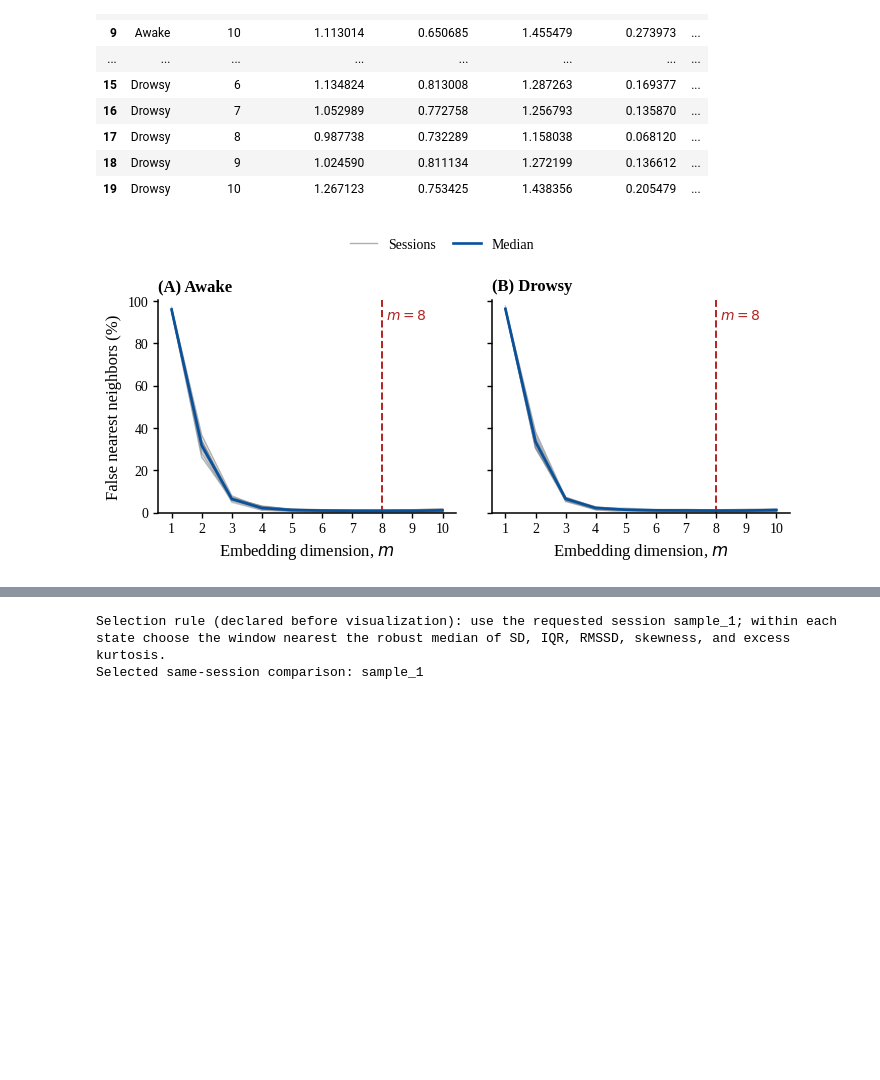
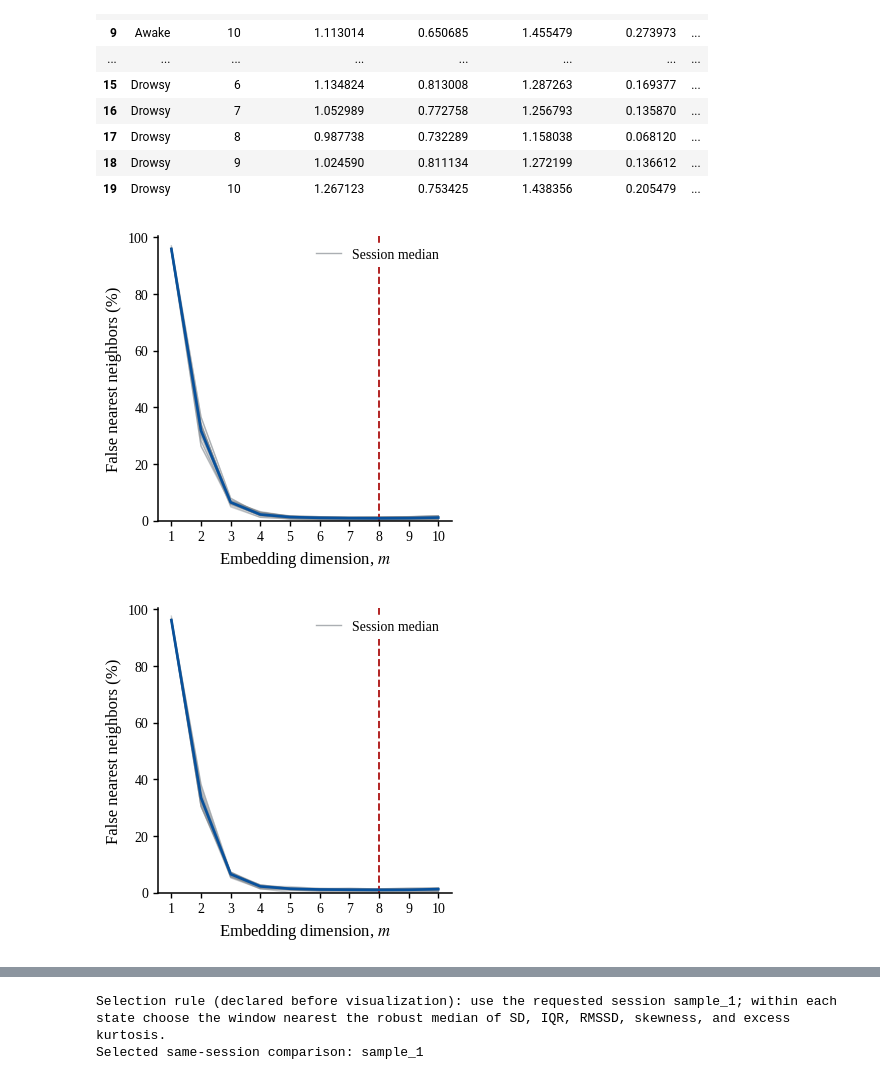
Before and after one commit to Vutu2003/Nonlinear-Time-Series-Analysis, a Jupyter notebook: phase1/main/phase_space_reconstruction.ipynb, the cells around one changed output, grey strips where cells are left out. Saved outputs shown, nothing was run; the diff lists cells and outputs as text; code cells hidden in the pictures; blank space fills up the shorter version.

Commit message:
Change outputs of phase space reconstruction

```diff
--- a/phase1/main/phase_space_reconstruction.ipynb
+++ b/phase1/main/phase_space_reconstruction.ipynb
@@ -43,6 +43,7 @@ WINDOW_SIZE_S = 60
 N_SESSIONS_EXPECTED = 20
 TAU_FINAL_S = 0.16
 M_FINAL = 8
+SINGLE_COLUMN_FIGSIZE = (3.54, 3.45)  # inches, before tight bounding-box export
 AMI_NEAR_TOLERANCE_S = 0.04
 FNN_LOW_THRESHOLD_PCT = 1.0
 
@@ -70,6 +71,7 @@ else:
 mpl.rcParams.update({
     "font.family": ACTIVE_FONT,
     "font.size": 11,
+    "mathtext.fontset": "stix",  # serif mathematical labels for manuscript figures
     "axes.labelsize": 12,
     "axes.linewidth": 1.1,
     "xtick.labelsize": 10,
@@ -100,9 +102,15 @@ def session_number(session: str) -> int:
 
 
 def save_publication_figure(fig: mpl.figure.Figure, stem: str) -> None:
-    """Save deterministic vector masters and a 600-dpi raster copy."""
+    """Save vector masters and a 600-dpi copy, including all 3D axis labels."""
+    axis_labels = [
+        getattr(ax, name).label
+        for ax in fig.axes
+        for name in ("xaxis", "yaxis", "zaxis")
+        if hasattr(ax, name)
+    ]
     for suffix, kwargs in (("pdf", {}), ("svg", {}), ("png", {"dpi": 600})):
-        fig.savefig(FIGURE_DIR / f"{stem}.{suffix}", bbox_inches="tight", **kwargs)
+        fig.savefig(FIGURE_DIR / f"{stem}.{suffix}", bbox_inches="tight", bbox_extra_artists=axis_labels, **kwargs)
 
 
 print(
@@ -324,7 +332,7 @@ state_colors = {"Awake": "#2166ac", "Drowsy": "#d6604d"}
 state_positions = {"Awake": 1, "Drowsy": 2}
 state_arrays = [ami_scope.loc[ami_scope["label"].eq(state), "tau_seconds"].to_numpy(dtype=float) for state in AMI_STATES]
 positions = [state_positions[state] for state in AMI_STATES]
-fig, ax = plt.subplots(figsize=(3.54, 3.45), constrained_layout=True)
+fig, ax = plt.subplots(figsize=SINGLE_COLUMN_FIGSIZE, constrained_layout=True)
 violins = ax.violinplot(state_arrays, positions=positions, vert=True, widths=0.72, showmeans=False, showmedians=False, showextrema=False, points=150, bw_method=0.22)
 for body, state in zip(violins["bodies"], AMI_STATES):
     body.set_facecolor(state_colors[state]); body.set_edgecolor(state_colors[state]); body.set_alpha(0.25); body.set_linewidth(0.8)
@@ -543,33 +551,34 @@ FNN evidence at frozen m=8
 | 18 | Drowsy | 9 | 1.024590 | 0.811134 | 1.272199 | 0.136612 | ... |
 | 19 | Drowsy | 10 | 1.267123 | 0.753425 | 1.438356 | 0.205479 | ... |
 # %%
-# Cell 8 — Publication Figure B: state-specific FNN evidence for one common dimension
+# Cell 8 — Publication Figures 2–3: separate state-specific FNN evidence
 dims = fnn_session_curves.columns.to_numpy(dtype=int)
-fig, axes = plt.subplots(1, 2, figsize=(7.10, 3.55), sharex=True, sharey=True)
 global_fnn_max = max(float(matrix.to_numpy().max()) for matrix in fnn_state_session_curves.values())
-for panel_index, (ax, state) in enumerate(zip(axes, FNN_STATES)):
+for state in FNN_STATES:
+    fig, ax = plt.subplots(figsize=SINGLE_COLUMN_FIGSIZE, constrained_layout=True)
     matrix = fnn_state_session_curves[state]
     state_summary = fnn_state_dimension_summary.loc[fnn_state_dimension_summary["state"].eq(state)].set_index("dimension").loc[dims]
     state_median = state_summary["median_fnn_percent"].to_numpy()
     for _, curve in matrix.iterrows():
         ax.plot(dims, curve.to_numpy(), color="#7f858b", alpha=0.40, linewidth=1.0, zorder=1)
     ax.plot(dims, state_median, color="#08519c", alpha=1.0, linewidth=1.9, zorder=3)
     ax.axvline(M_FINAL, color="#b22222", linestyle="--", linewidth=1.40, zorder=2)
     ax.set_xlim(dims.min() - 0.45, dims.max() + 0.45)
     ax.set_ylim(0, max(100.0, 1.03 * global_fnn_max))
     ax.set_xlabel(r"Embedding dimension, $m$")
-    ax.xaxis.set_major_locator(MaxNLocator(integer=True))
+    ax.set_ylabel("False nearest neighbors (%)")
+    ax.set_xticks(dims)
     ax.spines[["top", "right"]].set_visible(False)
-    ax.text(0.00, 1.025, f"({'AB'[panel_index]}) {state}", transform=ax.transAxes, va="bottom", ha="left", fontsize=12, fontweight="bold")
-    ax.text(M_FINAL + 0.12, 0.96, rf"$m={M_FINAL}$", transform=ax.get_xaxis_transform(), color="#b22222", va="top", ha="left", fontsize=10)
-axes[0].set_ylabel("False nearest neighbors (%)")
-fig.subplots_adjust(left=0.10, right=0.99, bottom=0.20, top=0.80, wspace=0.12)
-fig.legend(handles=[
-    Line2D([0], [0], color="#7f858b", alpha=0.65, linewidth=1.0, label="Sessions"),
-    Line2D([0], [0], color="#08519c", alpha=1.0, linewidth=1.9, label="Median"),
-], frameon=False, ncol=2, loc="upper center", bbox_to_anchor=(0.50, 0.99), handlelength=2.0, borderaxespad=0.0, columnspacing=1.2)
-save_publication_figure(fig, "phase_space_fnn_60s_processed")
-plt.show()
+    ax.legend(handles=[
+        Line2D([0], [0], color="#7f858b", alpha=0.65, linewidth=1.0,
+               label="Session median"),
+    ], frameon=True, facecolor="white", edgecolor="none", framealpha=1.0,
+       loc="upper right", handlelength=1.8, borderaxespad=0.5)
+    # State names and figure numbering belong in the LaTeX caption.
+    save_publication_figure(fig, f"phase_space_fnn_60s_processed_{state.lower()}")
+    plt.show()
+    plt.close(fig)
 # %% [output]
-[figure, old version]
+[figure, new version]
+[figure, added]
 # %% [markdown]
```
Also changed, not shown: parts of 5 cells of this notebook, 21 other files.
